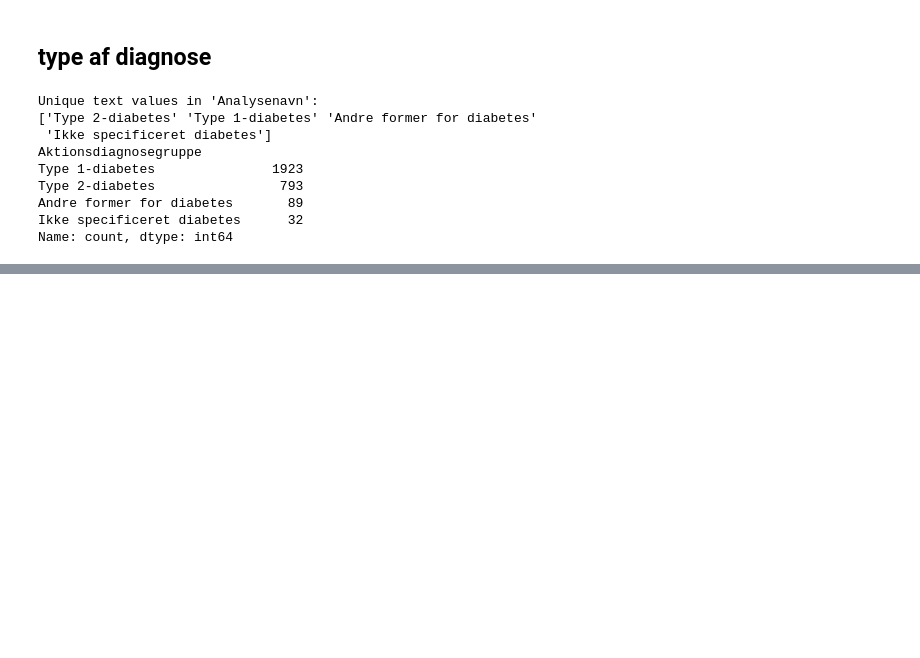
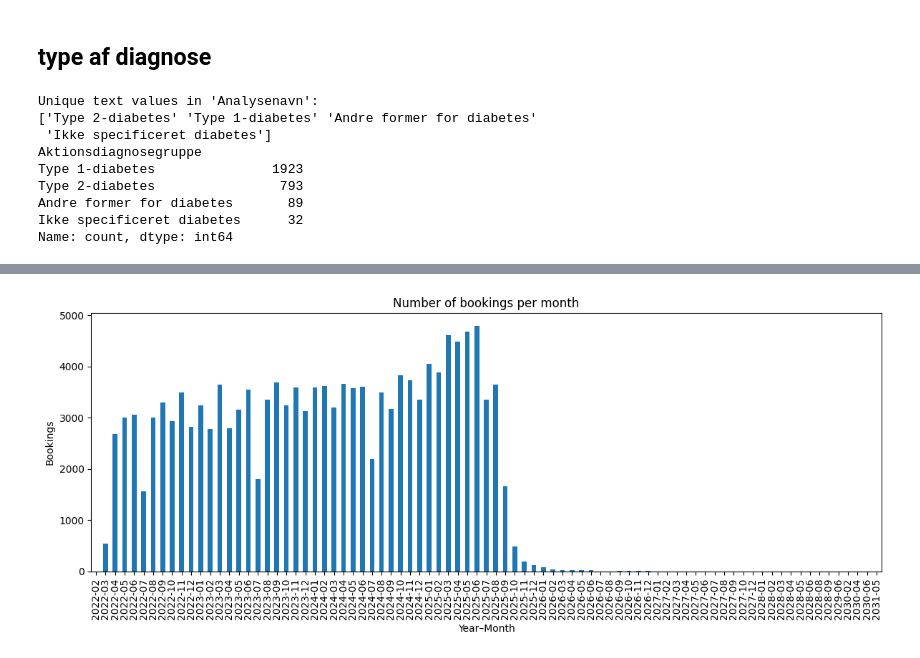
Before and after one commit to Hamada-dada/P9, a Jupyter notebook: PA/Data_exploring.ipynb, the cells around one changed output, grey strips where cells are left out. Drawn from its saved outputs; the diff is of its cells as text; code cells hidden in the pictures; blank space fills up the shorter version.

```diff
--- a/PA/Data_exploring.ipynb
+++ b/PA/Data_exploring.ipynb
@@ -152,0 +211,14 @@ Name: count, dtype: int64
+# %%
+# Normalize text (just in case there are weird capitalizations or spaces)
+book["BookingStatusTekst"] = book["BookingStatusTekst"].astype(str).str.strip().str.lower()
+
+# Keep only relevant statuses
+valid_statuses = ["afviklet", "booket"]
+book_filtered = book[book["BookingStatusTekst"].isin(valid_statuses)].copy()
+
+print(f"Original bookings: {len(book)}")
+print(f"After filtering (Afviklet/Booket): {len(book_filtered)}")
+
+# Count bookings per patient
+bookings_per_patient = book_filtered["DW_EK_Borger"].value_counts()
+print(bookings_per_patient.describe())
@@ -152,0 +237,21 @@ Name: count, dtype: int64
+# %%
+import matplotlib.pyplot as plt
+
+# make sure date is parsed
+book["Dato_MoedeDato"] = pd.to_datetime(book["Dato_MoedeDato"], errors="coerce")
+
+# group by month for a smoother view
+book["year_month"] = book["Dato_MoedeDato"].dt.to_period("M")
+
+counts = book["year_month"].value_counts().sort_index()
+
+plt.figure(figsize=(12,5))
+counts.plot(kind="bar")
+plt.title("Number of bookings per month")
+plt.xlabel("Year–Month")
+plt.ylabel("Bookings")
+plt.xticks(rotation=90)
+plt.tight_layout()
+plt.show()
+# %% [output]
+[figure, added]
```
Also changed, not shown: parts of 9 cells of this notebook, 7 other files.
